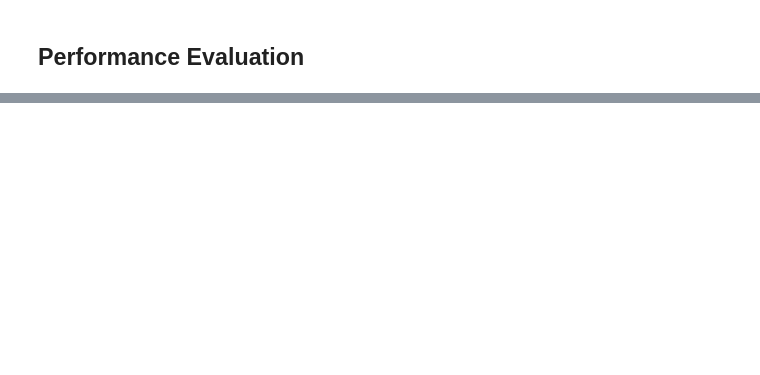
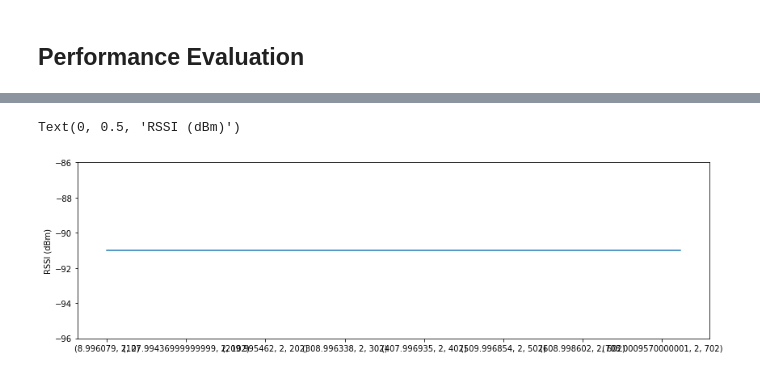
Before and after one commit to drjack0/iot2020-2021, a Jupyter notebook: sekkyone_mesh/iot-lab/sekkyone-mesh.ipynb, the cells around one changed output, grey strips where cells are left out. Cells and saved outputs as stored; diff of their text form; code cells hidden in the pictures; blank space fills up the shorter version.

```diff
--- a/sekkyone_mesh/iot-lab/sekkyone-mesh.ipynb
+++ b/sekkyone_mesh/iot-lab/sekkyone-mesh.ipynb
@@ -159,2 +245,2 @@ ax.set_xlabel('Time (ms)')
 # %%
-dataset2 = pandas.read_csv("./perf/tst3/266481/radio/m3_2.oml", sep='\t', skiprows=9, header=0, names=["timestamp_s", "timestamp_us", "channel", "rssi"])
+dataset_radio = pandas.read_csv("./perf_last/270114/radio/radio_m3_border.oml", sep='\t', skiprows=9, header=0, names=["timestamp_s", "timestamp_us", "channel", "rssi"])
@@ -163,3 +263,6 @@ dataset2
 # %%
-ax = dataset2.rssi.plot(figsize=(14,4), label='RSSI (dBm)')
+ax = dataset_radio.rssi.plot(figsize=(14,4), label='RSSI (dBm)')
 ax.set_ylabel('RSSI (dBm)')
+# %% [output]
+Text(0, 0.5, 'RSSI (dBm)')
+[figure, added]
```
Also changed, not shown: parts of 35 cells of this notebook.
